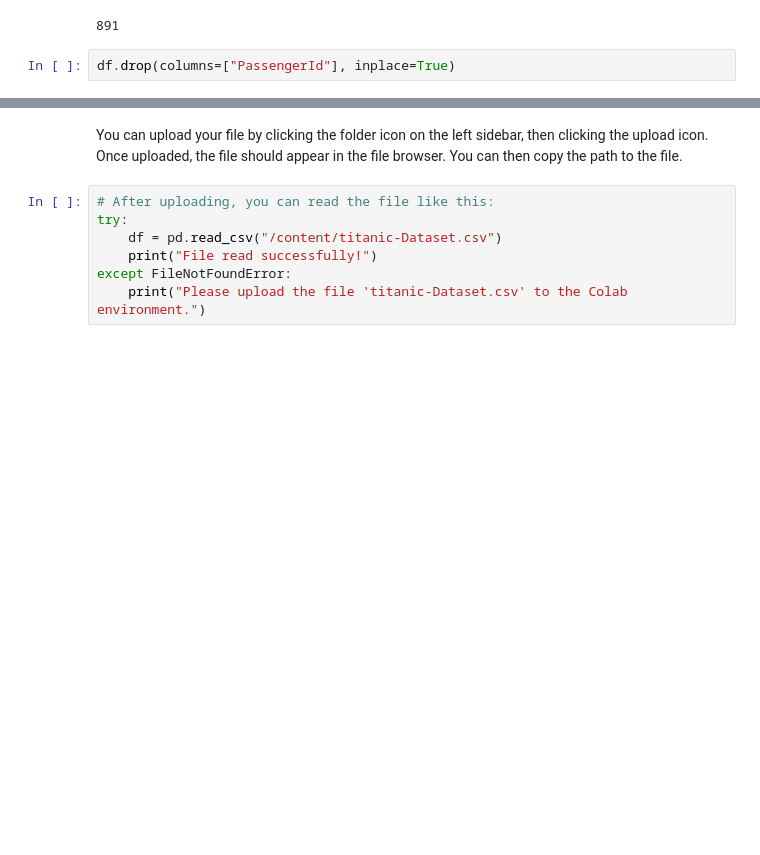
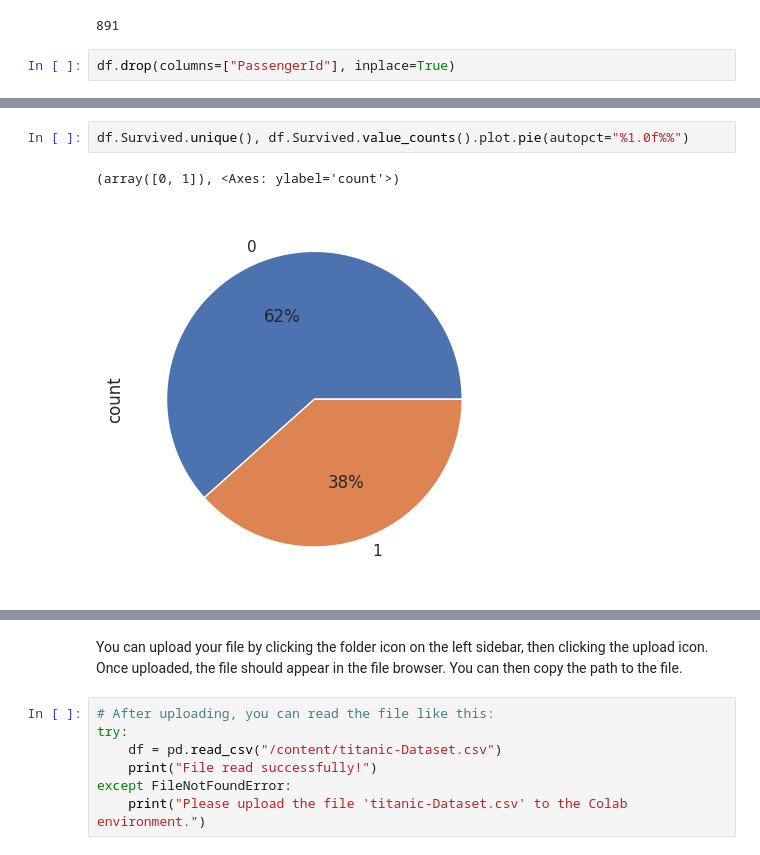
Before and after one commit to greapis/Tensorflow_Python, a Jupyter notebook: Logistics_regression_Titinic.ipynb, the cells around one changed output, grey strips where cells are left out. Saved outputs shown, nothing was run; the diff lists cells and outputs as text; blank space fills up the shorter version.

```diff
--- a/Logistics_regression_Titinic.ipynb
+++ b/Logistics_regression_Titinic.ipynb
@@ -74,0 +102,5 @@ df
+# %%
+df.Survived.unique(), df.Survived.value_counts().plot.pie(autopct="%1.0f%%")
+# %% [output]
+(array([0, 1]), <Axes: ylabel='count'>)
+[figure, added]
```
Also changed, not shown: parts of 5 cells of this notebook.
